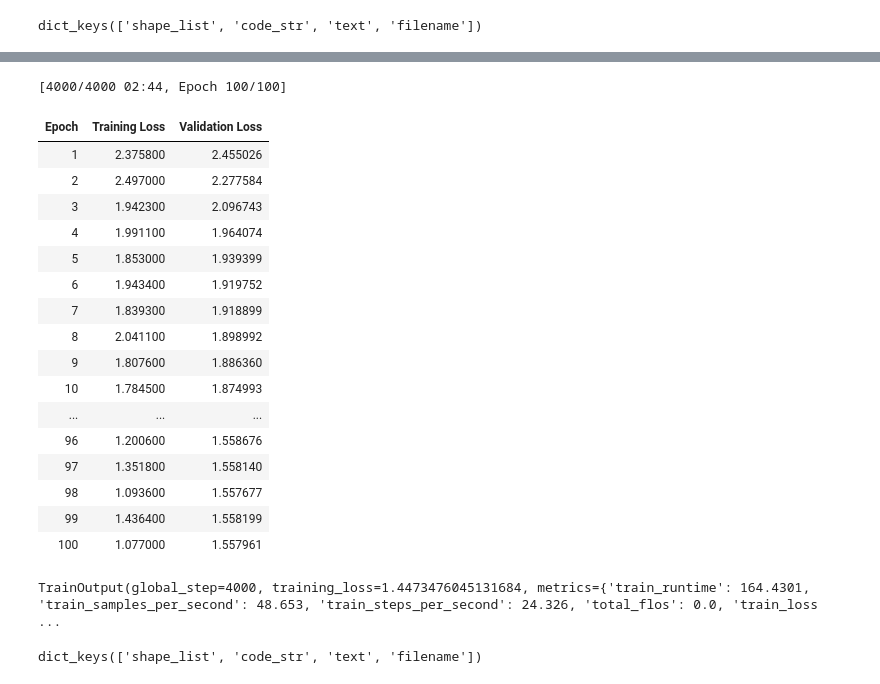
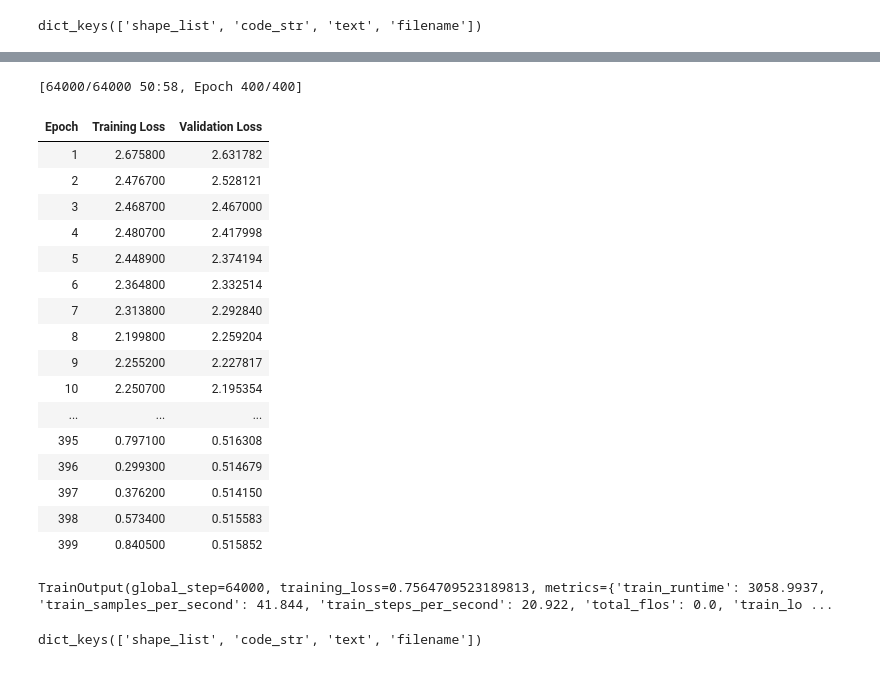
Before and after one commit to carloscotrini/transformers_from_scratch, a Jupyter notebook: AML_MyTransfomerV2.ipynb, the cells around one changed output, grey strips where cells are left out. Drawn from its saved outputs; the diff is of its cells as text; code cells hidden in the pictures.

```diff
--- a/AML_MyTransfomerV2.ipynb
+++ b/AML_MyTransfomerV2.ipynb
@@ -536,47 +502,55 @@ class MyTransformerDecoderLayer(nn.Module):
         return x
 # %%
 class MyTransformerDecoder(nn.Module):
-    def __init__(self, num_tokens, input_dim, hidden_key_dim, hidden_val_dim, output_dim, enc_emb_dim, max_length, num_layers, num_heads):
+    def __init__(self, num_tokens, input_dim, hidden_key_dim,
+                 hidden_val_dim, output_dim, transf_enc,
+                 max_length, num_layers, num_heads):
         super(MyTransformerDecoder, self).__init__()
         self.num_tokens = num_tokens
         self.input_dim = input_dim
         self.hidden_key_dim = hidden_key_dim
         self.hidden_val_dim = hidden_val_dim
         self.output_dim = output_dim
-        self.enc_emb_dim = enc_emb_dim
         self.max_length = max_length
         self.num_heads = num_heads
+        self.num_layers = num_layers
+
+        self.transf_enc = transf_enc
+
+        if self.transf_enc.num_layers != self.num_layers:
+            raise Exception("The number of layers in the encoder and decoder must be the same.")
 
         self.embedding = nn.Embedding(num_tokens, self.input_dim)
         self.positional_encoding = MyPositionalEncoding(self.input_dim, max_length)
         self.layers = nn.ModuleList([MyTransformerDecoderLayer(input_dim=self.input_dim,
                                                                hidden_key_dim=self.hidden_key_dim,
                                                                hidden_val_dim=self.hidden_val_dim,
-                                                               enc_emb_dim=self.enc_emb_dim,
+                                                               enc_emb_dim=self.transf_enc.input_dim,
                                                                output_dim=self.output_dim,
-                                                               num_heads=num_heads) for _ in range(num_layers)])
+                                                               num_heads=num_heads) for _ in range(self.num_layers)])
         self.linear = nn.Linear(self.input_dim, self.output_dim)
         self.norm = nn.LayerNorm(self.output_dim)
 
-    def forward(self, x, enc_emb, attention_mask):
+    def forward(self, x, x_enc, attention_mask):
         x = self.embedding(x)
         x = self.positional_encoding(x)
-        for layer in self.layers:
-            x = layer(x, enc_emb, attention_mask=attention_mask)
+        x_enc = self.transf_enc.embedding(x_enc)
+        x_enc = self.transf_enc.positional_encoding(x_enc)
+        for i in range(self.num_layers):
+            x_enc = self.transf_enc.layers[i](x_enc)
+            x = self.layers[i](x, x_enc, attention_mask=attention_mask)
         x = self.linear(x)
         x = self.norm(x)
         return x
 # %%
 class MyTransformerTranslator(nn.Module):
-    def __init__(self, transf_enc, transf_dec, num_tokens_target_vocab):
+    def __init__(self, transf_dec, num_tokens_target_vocab):
         super(MyTransformerTranslator, self).__init__()
-        self.transf_enc = transf_enc
         self.transf_dec = transf_dec
         self.linear = nn.Linear(self.transf_dec.output_dim, num_tokens_target_vocab)
 
     def forward(self, source_tokens, target_tokens, attention_mask, labels=None):
-        source_embeddings = self.transf_enc(source_tokens)
-        decoded_embeddings = self.transf_dec(target_tokens, source_embeddings, attention_mask)[:, 0, :]
+        decoded_embeddings = self.transf_dec(target_tokens, source_tokens, attention_mask)[:, 0, :]
         logits = self.linear(decoded_embeddings)
 
         loss = None
@@ -668,7 +642,7 @@ class TranslationDataset(Dataset):
 # %%
 MAX_CODE_LEN=8
 
-n_examples = 100
+n_examples = 400
 data = generate_data(n_examples)
 data[0].keys()
 # %% [output]
@@ -701,65 +675,65 @@ for example in transl_dataset:
 # %%
 num_src_tokens=len(VOCABULARY)
 num_tgt_tokens=len(CODE_VOCABULARY)
-input_dim = 16
+input_dim = 8
 hidden_key_dim = 8
 hidden_val_dim = 8
 num_heads = 3
-output_dim = 16
-num_layers = 3
+output_dim = 8
+num_layers = 4
 
 transf_enc = MyTransformerEncoder(num_src_tokens, input_dim=input_dim, hidden_key_dim=hidden_key_dim, hidden_val_dim=hidden_val_dim, output_dim=output_dim, max_length=MAX_LEN_SENTENCE, num_layers=num_layers, num_heads=num_heads)
-transf_dec = MyTransformerDecoder(num_tgt_tokens, input_dim=input_dim, hidden_key_dim=hidden_key_dim, hidden_val_dim=hidden_val_dim, output_dim=output_dim, enc_emb_dim=output_dim, max_length=MAX_CODE_LEN, num_layers=num_layers, num_heads=num_heads)
-model = MyTransformerTranslator(transf_enc, transf_dec, len(CODE_VOCABULARY))
+transf_dec = MyTransformerDecoder(num_tgt_tokens, input_dim=input_dim, hidden_key_dim=hidden_key_dim, hidden_val_dim=hidden_val_dim, output_dim=output_dim, transf_enc=transf_enc, max_length=MAX_CODE_LEN, num_layers=num_layers, num_heads=num_heads)
+model = MyTransformerTranslator(transf_dec, len(CODE_VOCABULARY))
 
 # Step 4: Training
-num_epochs = 100
+num_epochs = 400
 training_args = TrainingArguments(
     output_dir='./results',
     num_train_epochs=num_epochs,
     per_device_train_batch_size=2,
     per_device_eval_batch_size=2,
     warmup_steps=10,
     weight_decay=0.001,
     logging_dir='./logs',
     logging_steps=10,
     eval_strategy="epoch"
 )
 
 # Split dataset into train and eval
 train_size = int(0.8 * len(transl_dataset))
 eval_size = len(transl_dataset) - train_size
 train_dataset, eval_dataset = torch.utils.data.random_split(transl_dataset, [train_size, eval_size])
 
 # Custom Trainer
 trainer = Trainer(
     model=model,
     args=training_args,
     train_dataset=train_dataset,
     eval_dataset=eval_dataset
 )
 
 trainer.train()
 # %% [output]
-[4000/4000 02:44, Epoch 100/100]
+[64000/64000 50:58, Epoch 400/400]
 | Epoch | Training Loss | Validation Loss |
-| 1 | 2.375800 | 2.455026 |
-| 2 | 2.497000 | 2.277584 |
-| 3 | 1.942300 | 2.096743 |
-| 4 | 1.991100 | 1.964074 |
-| 5 | 1.853000 | 1.939399 |
-| 6 | 1.943400 | 1.919752 |
-| 7 | 1.839300 | 1.918899 |
-| 8 | 2.041100 | 1.898992 |
-| 9 | 1.807600 | 1.886360 |
-| 10 | 1.784500 | 1.874993 |
+| 1 | 2.675800 | 2.631782 |
+| 2 | 2.476700 | 2.528121 |
+| 3 | 2.468700 | 2.467000 |
+| 4 | 2.480700 | 2.417998 |
+| 5 | 2.448900 | 2.374194 |
+| 6 | 2.364800 | 2.332514 |
+| 7 | 2.313800 | 2.292840 |
+| 8 | 2.199800 | 2.259204 |
+| 9 | 2.255200 | 2.227817 |
+| 10 | 2.250700 | 2.195354 |
 | ... | ... | ... |
-| 96 | 1.200600 | 1.558676 |
-| 97 | 1.351800 | 1.558140 |
-| 98 | 1.093600 | 1.557677 |
-| 99 | 1.436400 | 1.558199 |
-| 100 | 1.077000 | 1.557961 |
+| 395 | 0.797100 | 0.516308 |
+| 396 | 0.299300 | 0.514679 |
+| 397 | 0.376200 | 0.514150 |
+| 398 | 0.573400 | 0.515583 |
+| 399 | 0.840500 | 0.515852 |
-TrainOutput(global_step=4000, training_loss=1.4473476045131684, metrics={'train_runtime': 164.4301, 'train_samples_per_second': 48.653, 'train_steps_per_second': 24.326, 'total_flos': 0.0, 'train_loss ...
+TrainOutput(global_step=64000, training_loss=0.7564709523189813, metrics={'train_runtime': 3058.9937, 'train_samples_per_second': 41.844, 'train_steps_per_second': 20.922, 'total_flos': 0.0, 'train_lo ...
 # %%
 n_examples = 200
 data = generate_data(n_examples)
```
Also changed, not shown: parts of 9 cells of this notebook.
